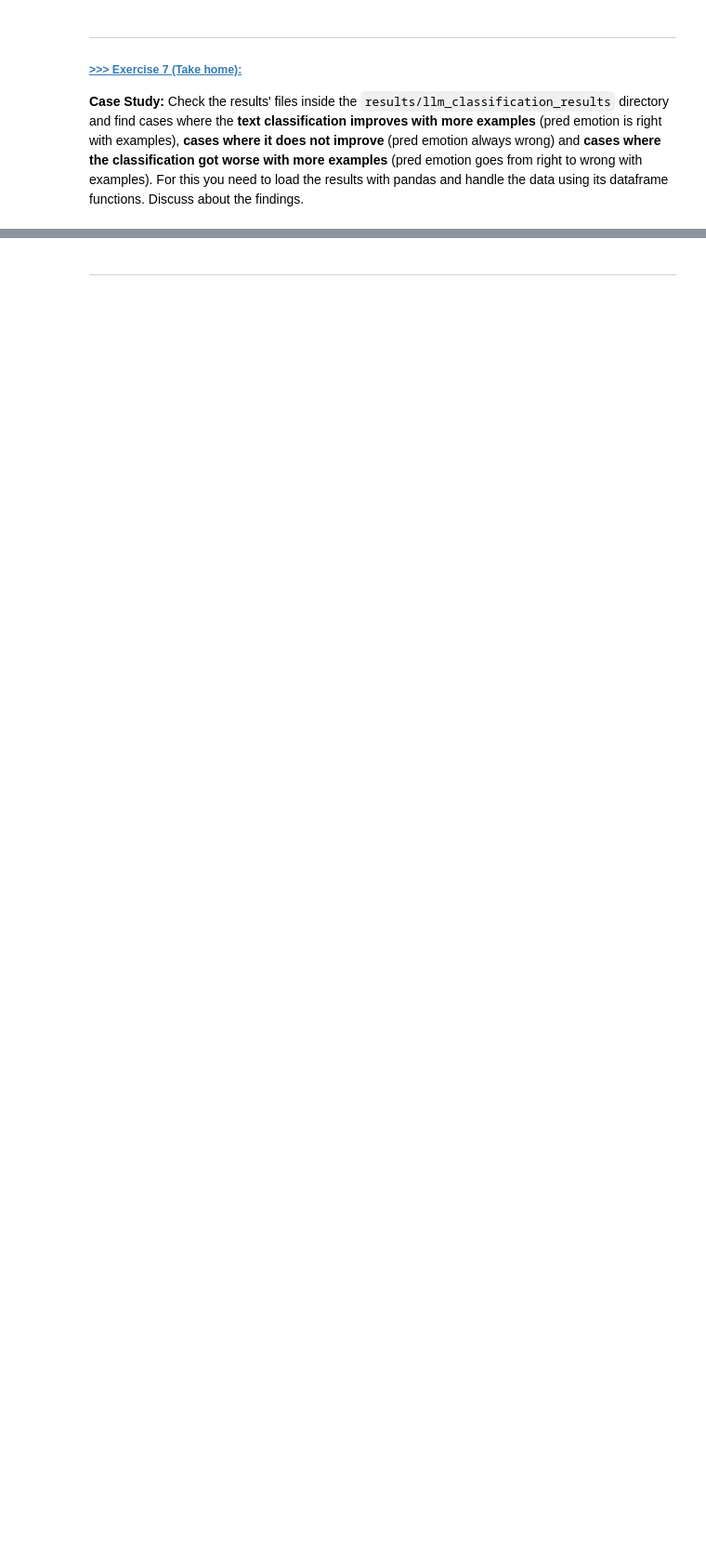
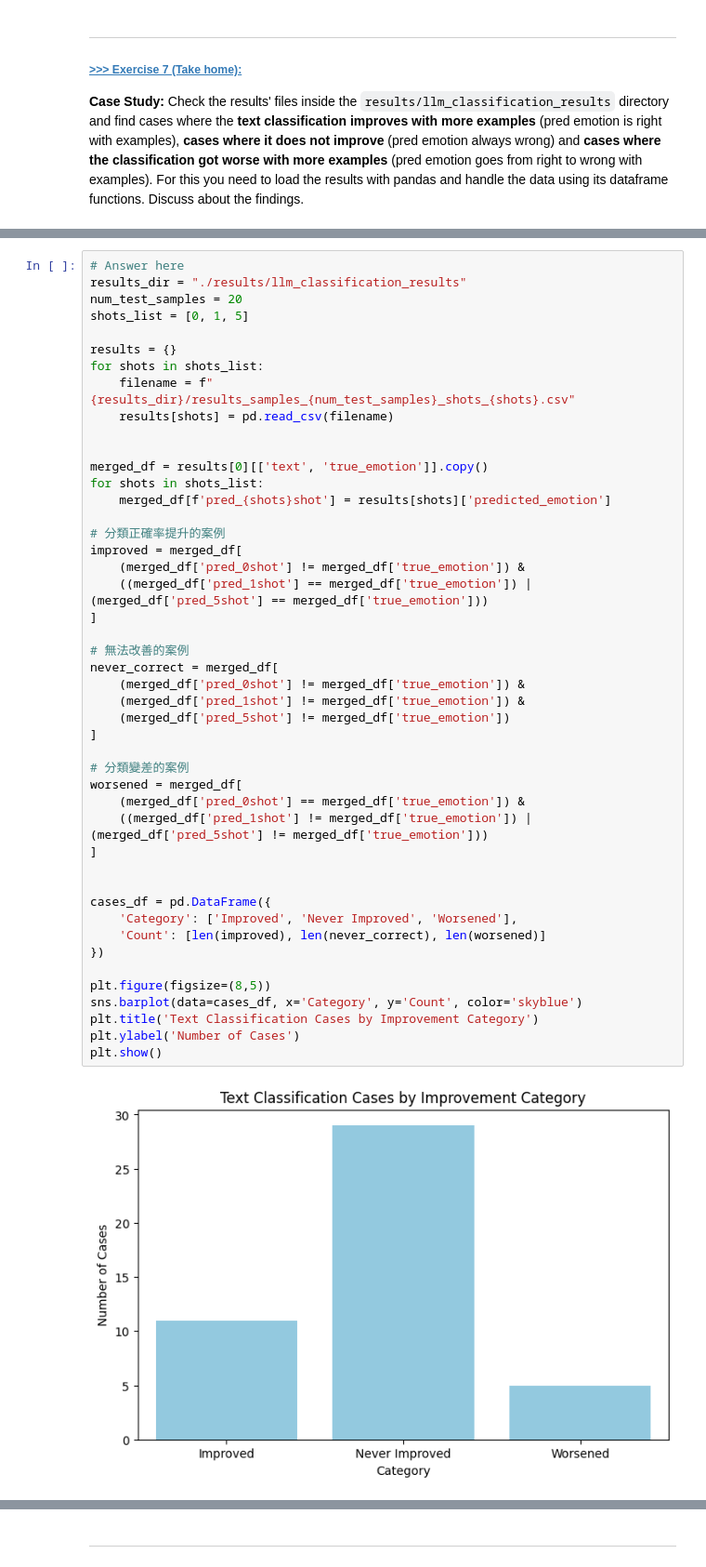
Before and after one commit to huayu1115/DM2025-Lab2-Exercise, a Jupyter notebook: DM2025-Lab2-Master-Phase_2_Main.ipynb, the cells around one changed output, grey strips where cells are left out. Shown at 93% size. Cells and saved outputs as stored; diff of their text form; blank space fills up the shorter version.

```diff
--- a/DM2025-Lab2-Master-Phase_2_Main.ipynb
+++ b/DM2025-Lab2-Master-Phase_2_Main.ipynb
@@ -1734,0 +1806,48 @@ Compare and discuss the overall results of the zero-shot, 1-shot and 5-shot clas
+# %%
+# Answer here
+results_dir = "./results/llm_classification_results"
+num_test_samples = 20
+shots_list = [0, 1, 5]
+
+results = {}
+for shots in shots_list:
+    filename = f"{results_dir}/results_samples_{num_test_samples}_shots_{shots}.csv"
+    results[shots] = pd.read_csv(filename)
+
+
+merged_df = results[0][['text', 'true_emotion']].copy()
+for shots in shots_list:
+    merged_df[f'pred_{shots}shot'] = results[shots]['predicted_emotion']
+
+# 分類正確率提升的案例
+improved = merged_df[
+    (merged_df['pred_0shot'] != merged_df['true_emotion']) &
+    ((merged_df['pred_1shot'] == merged_df['true_emotion']) | (merged_df['pred_5shot'] == merged_df['true_emotion']))
+]
+
+# 無法改善的案例
+never_correct = merged_df[
+    (merged_df['pred_0shot'] != merged_df['true_emotion']) &
+    (merged_df['pred_1shot'] != merged_df['true_emotion']) &
+    (merged_df['pred_5shot'] != merged_df['true_emotion'])
+]
+
+# 分類變差的案例
+worsened = merged_df[
+    (merged_df['pred_0shot'] == merged_df['true_emotion']) &
+    ((merged_df['pred_1shot'] != merged_df['true_emotion']) | (merged_df['pred_5shot'] != merged_df['true_emotion']))
+]
+
+
+cases_df = pd.DataFrame({
+    'Category': ['Improved', 'Never Improved', 'Worsened'],
+    'Count': [len(improved), len(never_correct), len(worsened)]
+})
+
+plt.figure(figsize=(8,5))
+sns.barplot(data=cases_df, x='Category', y='Count', color='skyblue')
+plt.title('Text Classification Cases by Improvement Category')
+plt.ylabel('Number of Cases')
+plt.show()
+# %% [output]
+[figure, added]
```
Also changed, not shown: parts of 18 cells of this notebook, 2 other files.
